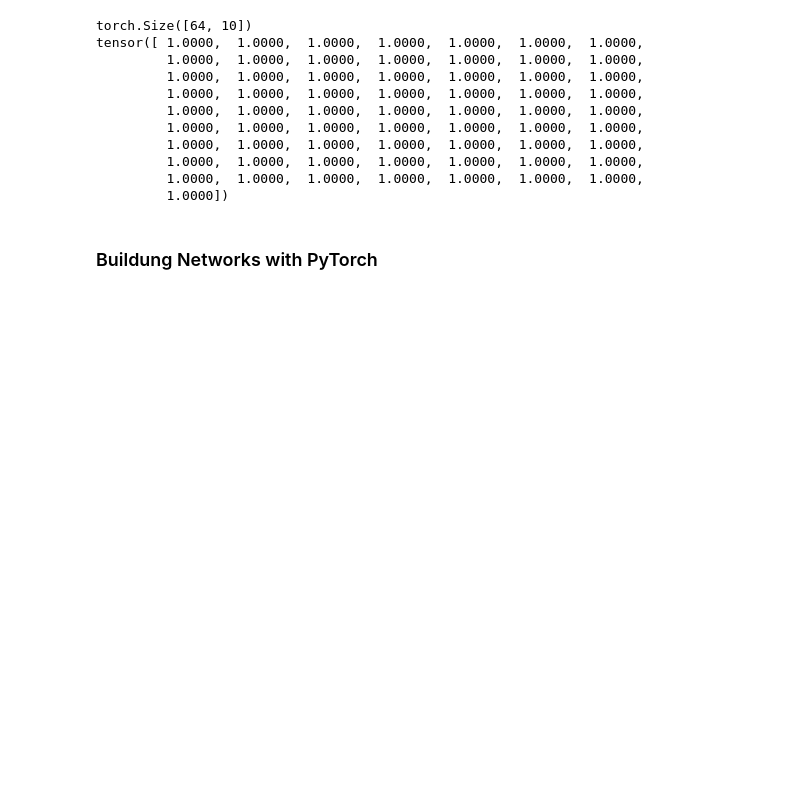
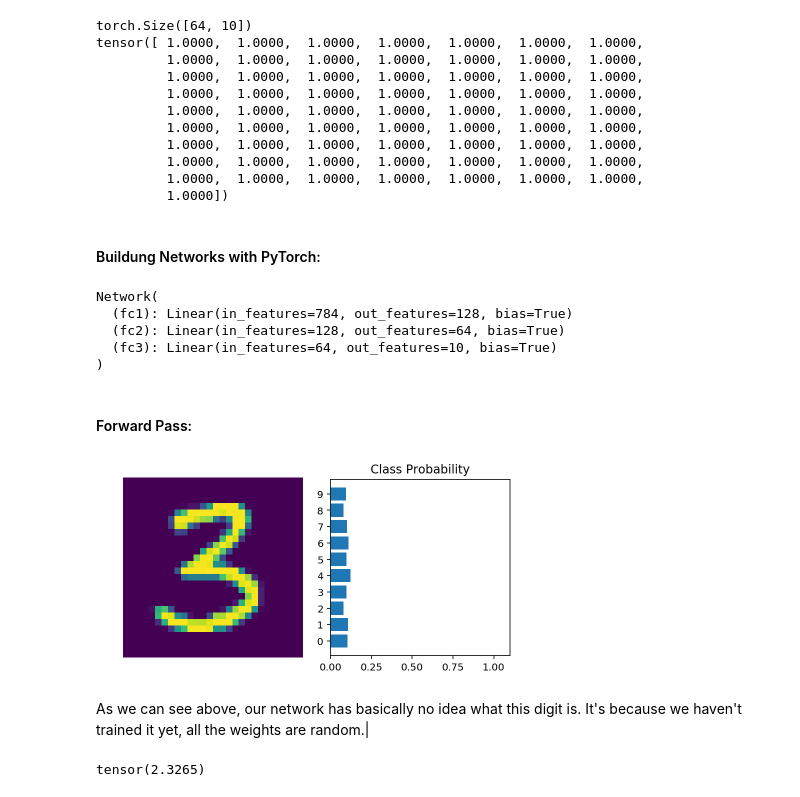
Before and after one commit to geekquad/Handwritten-Digit-Prediction, a Jupyter notebook: Handwritten Digit Recognition .ipynb, the cells around one changed output. Drawn from its saved outputs; the diff is of its cells as text; code cells hidden in the pictures; blank space fills up the shorter version.

```diff
--- a/Handwritten Digit Recognition .ipynb
+++ b/Handwritten Digit Recognition .ipynb
@@ -163,6 +184,6 @@ tensor([ 1.0000,  1.0000,  1.0000,  1.0000,  1.0000,  1.0000,  1.0000,
          1.0000,  1.0000,  1.0000,  1.0000,  1.0000,  1.0000,  1.0000,
          1.0000])
 # %% [markdown]
-### Buildung Networks with PyTorch
+#### Buildung Networks with PyTorch:
 # %%
 from torch import nn
@@ -171,15 +193,62 @@ class Network(nn.Module):
     def __init__(self):
         super().__init__()
 
-        self.hidden = nn.Linear(784, 256)
-
-        self.output = nn.Linear(256, 10)
-
-        self.sigmoid = nn.Sigmoid()
-        self.softmax = nn.Softmax(dim=1)
+        self.fc1=nn.Linear(784,128)
+        self.fc2=nn.Linear(128,64)
+        self.fc3=nn.Linear(64,10)
 
     def forward(self, x):
-        x = self.hidden(x)
-        x = self.sigmoid(x)
-        x = self.output(x)
-        x = self.softmax(X)
+        x = self.fc1(x)
+        x = F.relu(x)
+        x = self.fc2(x)
+        x = F.relu(x)
+        x = self.fc3(x)
+        x = F.softmax(x, dim=1)
+
+        return x
+
+model = Network()
+model
+# %% [output]
+Network(
+  (fc1): Linear(in_features=784, out_features=128, bias=True)
+  (fc2): Linear(in_features=128, out_features=64, bias=True)
+  (fc3): Linear(in_features=64, out_features=10, bias=True)
+)
+# %% [markdown]
+#### Forward Pass:
+# %%
+dataiter = iter(trainloader)
+images, labels = dataiter.next()
+
+images.resize_(64, 1, 784)
+
+img_idx = 0
+ps = model.forward(images[img_idx, :1])
+
+img = images[img_idx]
+helper.view_classify(img.view(1, 28, 28), ps)
+# %% [output]
+[figure, added]
+# %% [markdown]
+As we can see above, our network has basically no idea what this digit is. It's because we haven't trained it yet, all the weights are random.|
+# %%
+# Building a feed forward network
+model = nn.Sequential(nn.Linear(784, 128),
+                      nn.ReLU(),
+                      nn.Linear(128, 64),
+                      nn.ReLU(),
+                      nn.Linear(64, 10),
+                      nn.LogSoftmax(dim=1))
+
+criterion = nn.NLLLoss()
+
+images, labels = next(iter(trainloader))
+images = images.view(images.shape[0], -1)
+
+logps = model(images)
+loss = criterion(logps, labels)
+
+print(loss)
+# %% [output]
+tensor(2.3265)
```
Also changed, not shown: parts of 5 cells of this notebook.
